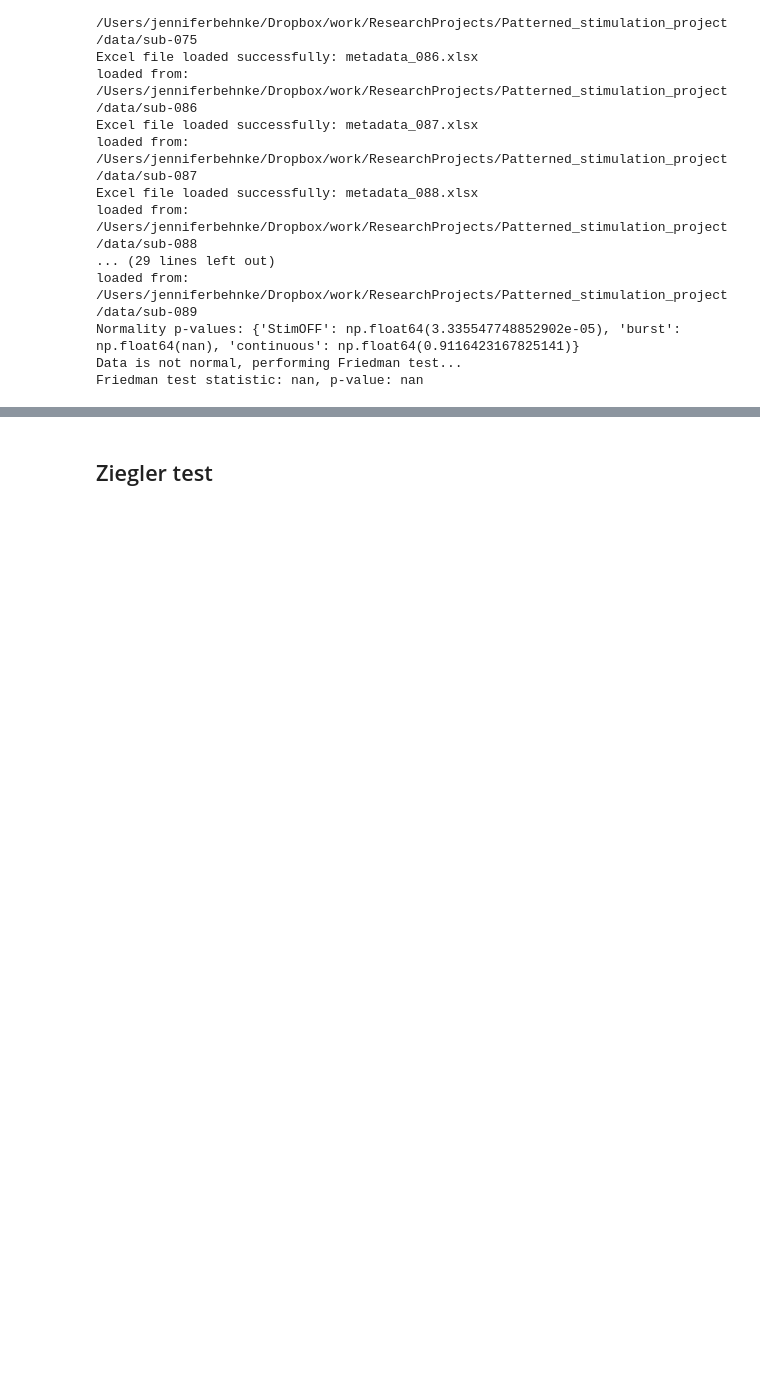
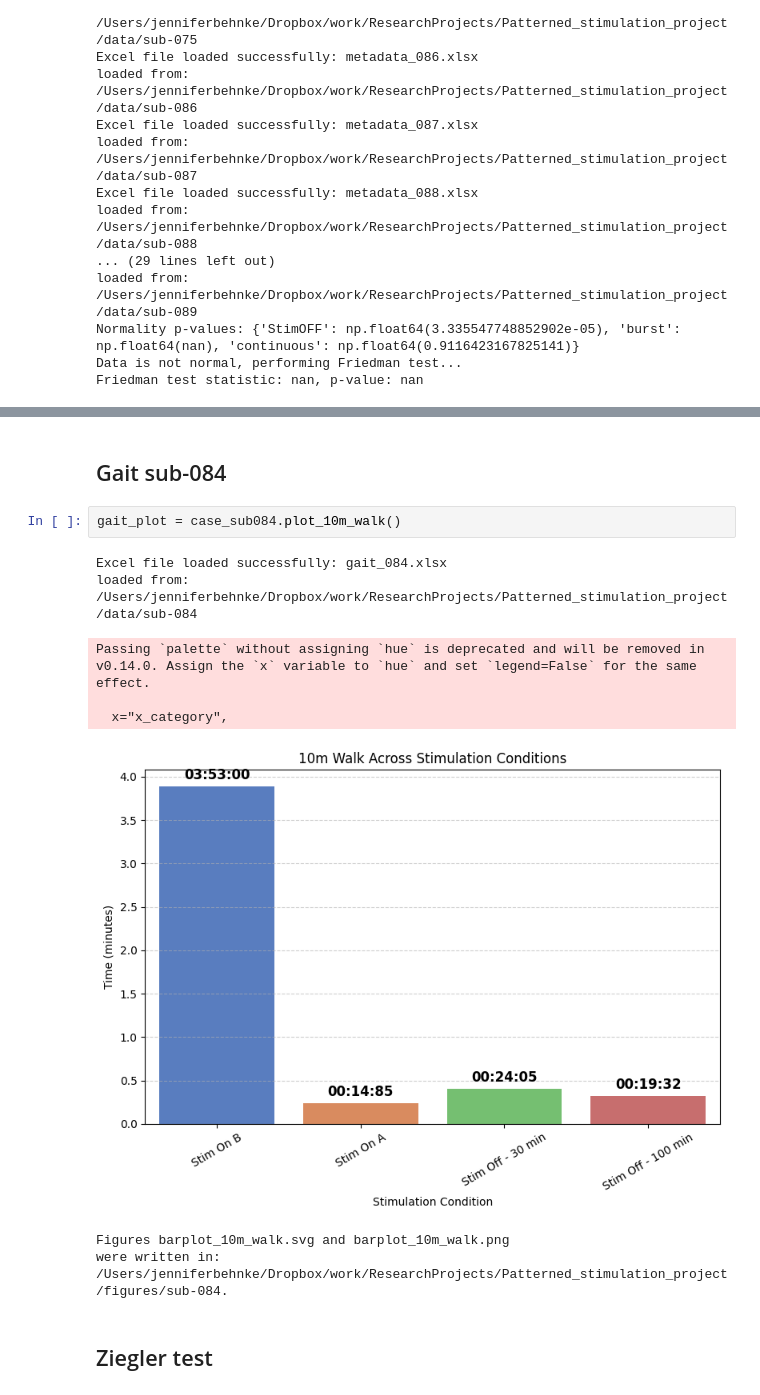
Before and after one commit to JKBehnke/patterned_DBS, a Jupyter notebook: notebooks/burst_dbs_group_analysis.ipynb, the cells around one changed output, grey strips where cells are left out. Cells and saved outputs as stored; diff of their text form; blank space fills up the shorter version.

Commit message:
gait sub-084

```diff
--- a/notebooks/burst_dbs_group_analysis.ipynb
+++ b/notebooks/burst_dbs_group_analysis.ipynb
@@ -672,6 +672,19 @@ statistics_and_plot[0]
 | 1 | burst | 33.166667 | 2.041241 | 33.5 | 31.0 | 35.0 | NaN | NaN | NaN | ... |
 | 2 | continuous | 30.428571 | 3.457222 | 30.0 | 25.0 | 36.0 | 0.911642 | NaN | NaN | ... |
 | 3 | NaN | NaN | NaN | NaN | NaN | NaN | NaN | Friedman | NaN | ... |
+# %% [markdown]
+## Gait sub-084
+# %%
+gait_plot = case_sub084.plot_10m_walk()
+# %% [output]
+Excel file loaded successfully: gait_084.xlsx
+loaded from: /Users/jenniferbehnke/Dropbox/work/ResearchProjects/Patterned_stimulation_project/data/sub-084
+Passing `palette` without assigning `hue` is deprecated and will be removed in v0.14.0. Assign the `x` variable to `hue` and set `legend=False` for the same effect.
+
+  x="x_category",
+[figure, added]
+Figures barplot_10m_walk.svg and barplot_10m_walk.png
+were written in: /Users/jenniferbehnke/Dropbox/work/ResearchProjects/Patterned_stimulation_project/figures/sub-084.
 # %% [markdown]
 ## Ziegler test
 # %%
```
Also changed, not shown: parts of 2 cells of this notebook, 3 other files.
